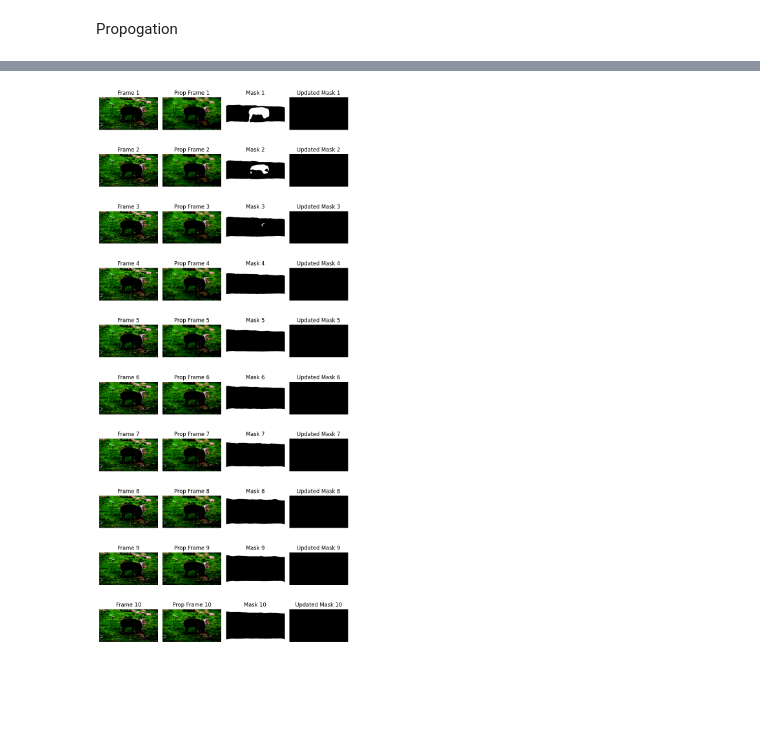
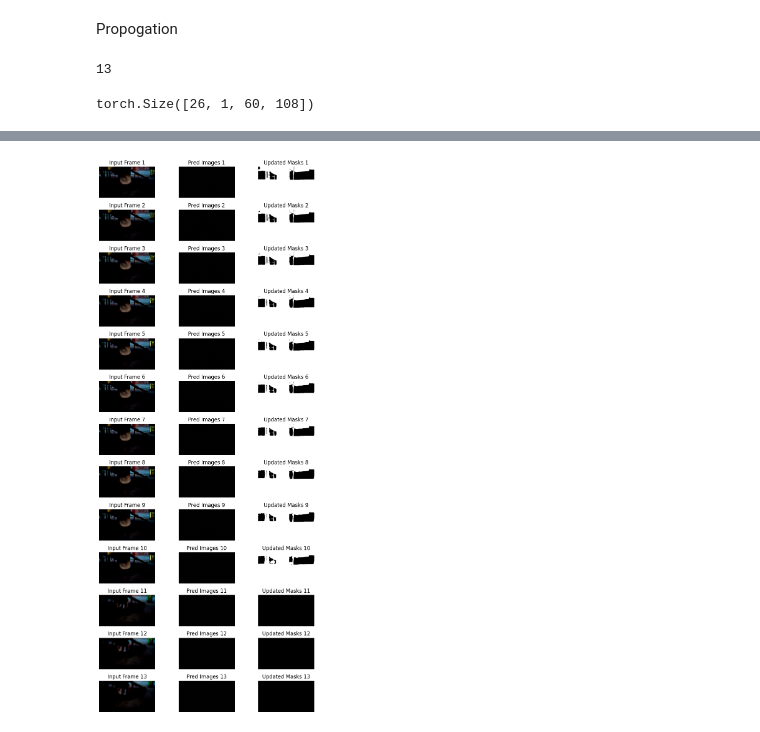
Before and after one commit to crispianm/DaBiT, a Jupyter notebook: xperiments.ipynb, the cells around one changed output, grey strips where cells are left out. Cells and saved outputs as stored; diff of their text form; code cells hidden in the pictures; blank space fills up the shorter version.

Commit message:
Formatting and added depth to encoder

```diff
--- a/xperiments.ipynb
+++ b/xperiments.ipynb
@@ -159,7 +131,11 @@ frames, depths, masks = (
     mask_tensors.to(device).float(),
 )
 masked_frames = get_blurred_masked_frames(frames, masks)
+# masked_frames = frames * (1 - masks)
 masked_local_frames = masked_frames[:, :l_t, ...]
+gt_local_frames = frames[:, :l_t, ...]
+local_depths = depths[:, :l_t, ...]
+b, t, c, h, w = frames.size()
 # %%
 local_masks = masks[:, :l_t, ...].contiguous()
 gt_flows_bi = (flows_f.to("cuda:0"), flows_b.to("cuda:0"))
@@ -173,10 +149,22 @@ pred_flows_bi = fix_flow_complete.combine_flow(
 # %%
 img_prop_module = BidirectionalPropagation(3, learnable=False)
 
-_, _, prop_frames, updated_masks = img_prop_module(
+_, _, prop_imgs, updated_local_masks = img_prop_module(
     masked_local_frames,
     pred_flows_bi[0],
     pred_flows_bi[1],
     local_masks,
     interpolation="nearest"
 )
+# %%
+updated_masks = masks.clone()
+updated_masks[:, :l_t, ...] = updated_local_masks.view(b, l_t, 1, h, w)
+
+updated_frames = masked_frames.clone()
+prop_local_frames = (
+    gt_local_frames * (1 - local_masks)
+    + prop_imgs.view(b, l_t, 3, h, w) * local_masks
+)  # merge
+updated_frames[:, :l_t, ...] = prop_local_frames
+# %%
+pred_imgs = netG(updated_frames, depths, pred_flows_bi, masks, updated_masks, l_t)
@@ -182,0 +196,4 @@ _, _, prop_frames, updated_masks = img_prop_module(
+# %%
+t
+# %% [output]
+13
@@ -183,31 +207,57 @@ _, _, prop_frames, updated_masks = img_prop_module(
+# %%
+ds_mask_in.shape
+# %% [output]
+torch.Size([26, 1, 60, 108])
 # %%
 
-img = 1
-fig, axs = plt.subplots(10, 4, figsize=(8, 18))
+img = 0
+fig, axs = plt.subplots(len(pred_imgs[img]), 3, figsize=(8, 18))
 
-for i in range(0,10):
+for i in range(0,len(pred_imgs[img])):
 
-    axs[i, 0].imshow(frame_tensors[img][i].permute(1, 2, 0).numpy())
+    axs[i, 0].imshow(updated_frames[img][i].cpu().permute(1, 2, 0).numpy(), cmap = 'gray')
     axs[i, 0].axis('off')
-    axs[i, 0].set_title(f'Frame {i+1}')
+    axs[i, 0].set_title(f'Input Frame {i+1}')
 
-    axs[i, 1].imshow(prop_frames[img][i].cpu().permute(1, 2, 0).numpy(), cmap='gray')
+    axs[i, 1].imshow(pred_imgs[img][i].cpu().permute(1, 2, 0).detach().numpy(), cmap='gray')
     axs[i, 1].axis('off')
-    axs[i, 1].set_title(f'Prop Frame {i+1}')
+    axs[i, 1].set_title(f'Pred Images {i+1}')
 
-    axs[i, 2].imshow(masks[img][i].cpu().squeeze().numpy(), cmap='gray')
+    axs[i, 2].imshow(updated_masks[img][i].cpu().squeeze().numpy(), cmap='gray')
     axs[i, 2].axis('off')
-    axs[i, 2].set_title(f'Mask {i+1}')
-
-    axs[i, 3].imshow(updated_masks[img][i].cpu().squeeze().numpy(), cmap='gray')
-    axs[i, 3].axis('off')
-    axs[i, 3].set_title(f'Updated Mask {i+1}')
-
+    axs[i, 2].set_title(f'Updated Masks {i+1}')
 
 
 
 plt.tight_layout()
 plt.show()
+
+
+
+# img = 3
+# fig, axs = plt.subplots(10, 4, figsize=(8, 18))
+
+# for i in range(0,10):
+
+#     axs[i, 0].imshow(frame_tensors[img][i].permute(1, 2, 0).numpy())
+#     axs[i, 0].axis('off')
+#     axs[i, 0].set_title(f'Frame {i+1}')
+
+#     axs[i, 1].imshow(prop_frames[img][i].cpu().permute(1, 2, 0).numpy(), cmap='gray')
+#     axs[i, 1].axis('off')
+#     axs[i, 1].set_title(f'Prop Frame {i+1}')
+
+#     axs[i, 2].imshow(masks[img][i].cpu().squeeze().numpy(), cmap='gray')
+#     axs[i, 2].axis('off')
+#     axs[i, 2].set_title(f'Mask {i+1}')
+
+#     axs[i, 3].imshow(updated_masks[img][i].cpu().squeeze().numpy(), cmap='gray')
+#     axs[i, 3].axis('off')
+#     axs[i, 3].set_title(f'Updated Mask {i+1}')
+
+
+# plt.tight_layout()
+# plt.show()
 # %% [output]
 Clipping input data to the valid range for imshow with RGB data ([0..1] for floats or [0..255] for integers).
 Clipping input data to the valid range for imshow with RGB data ([0..1] for floats or [0..255] for integers).
@@ -232 +279 @@ Clipping input data to the valid range for imshow with RGB data ([0..1] for floa
-[figure, old version]
+[figure, new version]
```
Also changed, not shown: parts of 19 cells of this notebook, 10 other files.
